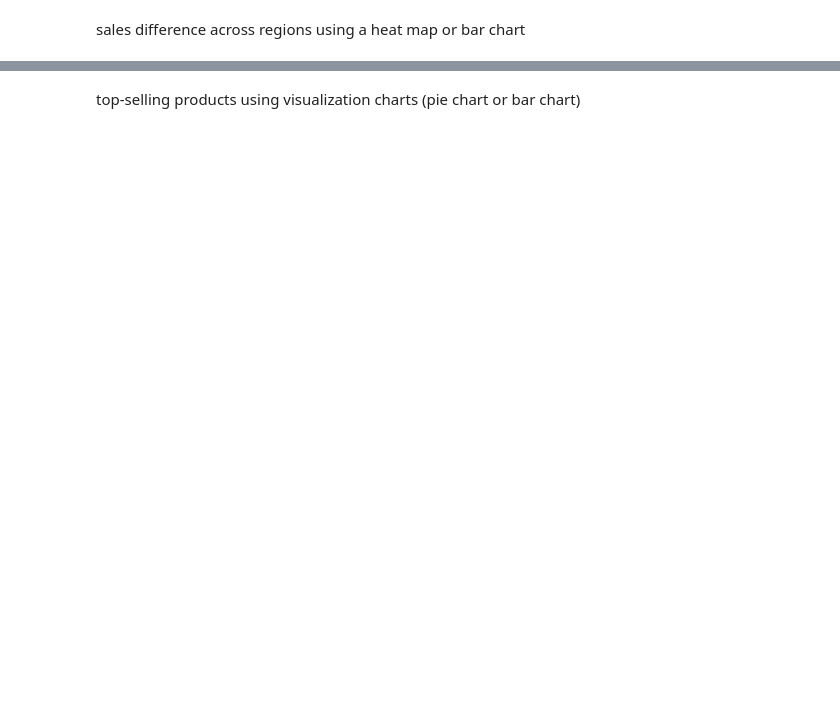
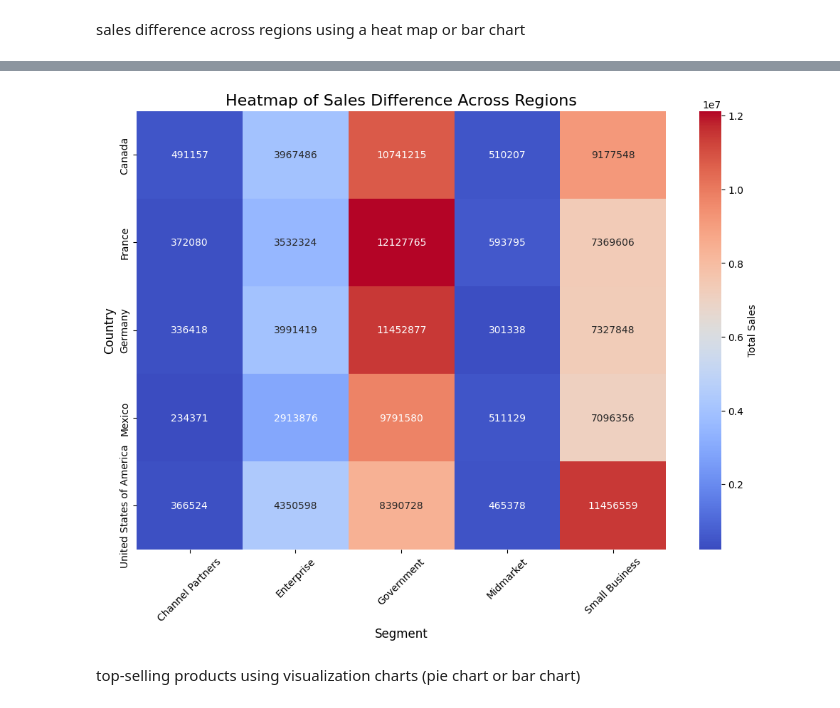
Before and after one commit to MatteoZanarini/FinalProject, a Jupyter notebook: finalProject.ipynb, the cells around one changed output, grey strips where cells are left out. Cells and saved outputs as stored; diff of their text form; code cells hidden in the pictures; blank space fills up the shorter version.

```diff
--- a/finalProject.ipynb
+++ b/finalProject.ipynb
@@ -370,2 +402,14 @@ sales difference across regions using a heat map or bar chart
+# %%
+regional_sales = df.groupby(['Country', 'Segment'])['Sales'].sum().unstack()
+# %%
+plt.figure(figsize=(12, 8))
+sns.heatmap(regional_sales, annot=True, fmt='.0f', cmap='coolwarm', cbar_kws={'label': 'Total Sales'})
+plt.title("Heatmap of Sales Difference Across Regions", fontsize=16)
+plt.xlabel("Segment", fontsize=12)
+plt.ylabel("Country", fontsize=12)
+plt.xticks(rotation=45)
+plt.show()
+# %% [output]
+[figure, added]
 # %% [markdown]
 top-selling products using visualization charts (pie chart or bar chart)
```
Also changed, not shown: parts of 19 cells of this notebook.
